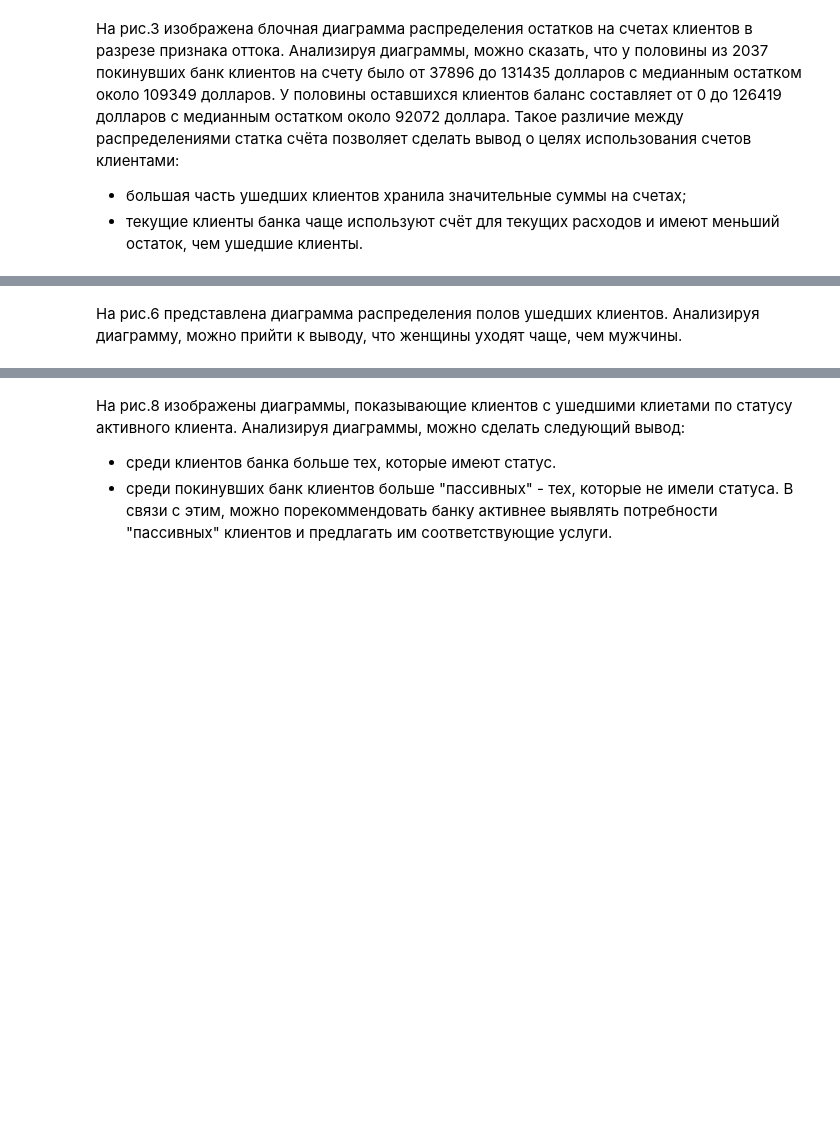
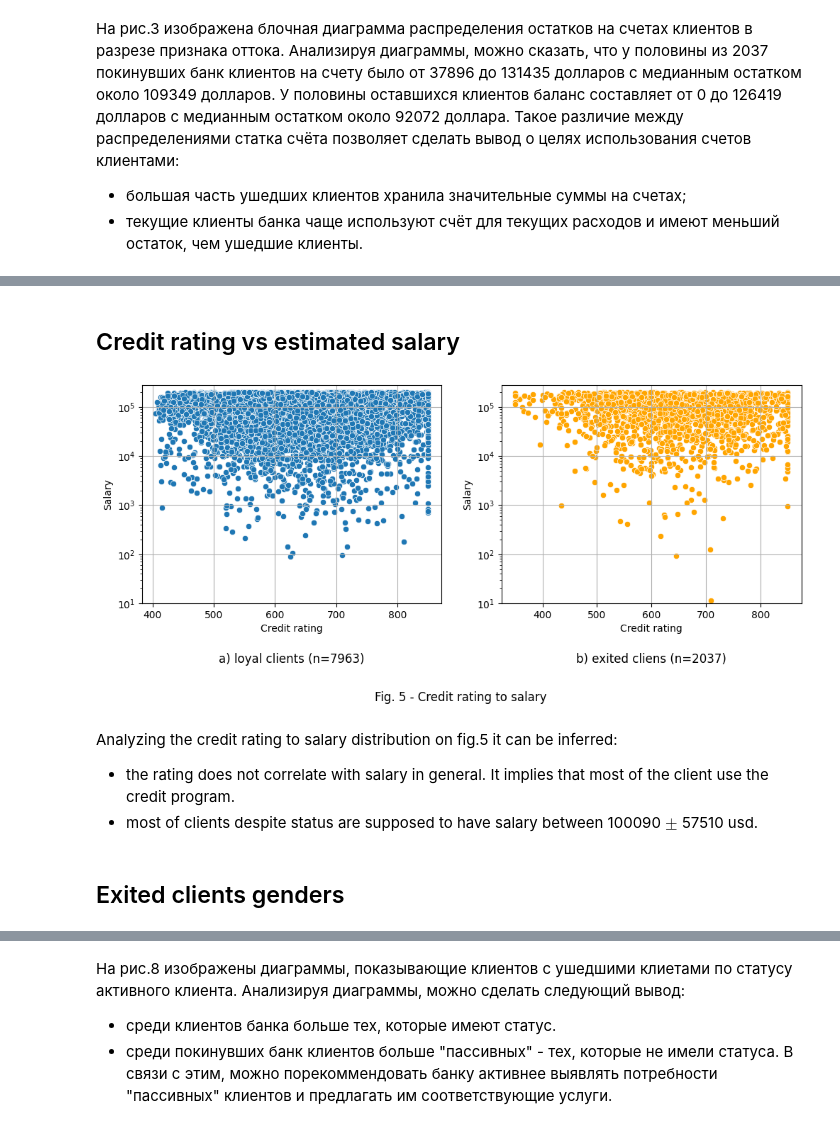
Before and after one commit to Alex1iv/Bank_customers_outflow, a Jupyter notebook: notebooks/Bank_clients_en.ipynb, the cells around one changed output, grey strips where cells are left out. Cells and saved outputs as stored; diff of their text form; code cells hidden in the pictures; blank space fills up the shorter version.

```diff
--- a/notebooks/Bank_clients_en.ipynb
+++ b/notebooks/Bank_clients_en.ipynb
@@ -218 +163,51 @@ axes[1].grid();
+# %% [markdown]
+## Credit rating vs estimated salary
+# %%
+fig, ax = plt.subplots(nrows=1, ncols=2, figsize=(12, 4))
+
+# diagram1
+sns.scatterplot(
+    data=churn_df[churn_df['client status'] == 'Loyal'],
+    x='CreditScore',
+    y='EstimatedSalary', #marker="+",
+    ax=ax[0]
+    );
+# logarythmic scale
+ax[0].set(yscale="log") #xscale="log"
+ax[0].set_ylim(10, 2.8*10e4)
+ax[0].set_xlabel('Credit rating')
+ax[0].set_ylabel('Salary')
+ax[0].grid();
+
+# diagram2
+sns.scatterplot(
+    data=churn_df[churn_df['client status'] == 'Exited'], #
+    x='CreditScore',
+    y='EstimatedSalary',
+    ax=ax[1],
+    color='orange',
+    );
+
+# логарифмическая шкала по оси У
+ax[1].set(yscale="log",) #xscale="log"
+ax[1].set_ylim(10, 2.8*10e4)
+
+ax[1].set_xlabel('Credit rating')
+ax[1].set_ylabel('Salary')
+
+ax[1].grid()
+
+fig.suptitle('Fig. 5 - Credit rating to salary', fontsize=12, y=-0.20)
+ax[0].set_title('a) loyal clients (n=7963)',y=-0.30,loc='center') #, ,
+ax[1].set_title('b) exited cliens (n=2037)',y=-0.30,loc='center'); #, loc='center', y=-0.1
+
+plt.savefig(f'../figures/fig_5.png')
+# %% [output]
+[figure, added]
+# %% [markdown]
+Analyzing the credit rating to salary distribution on fig.5 it can be inferred:
+* the rating does not correlate with salary in general. It implies that most of the client use the credit program.
+* most of clients despite status are supposed to have salary between 100090 $\pm$ 57510 usd.
+# %% [markdown]
+## Exited clients genders
 # %%
@@ -236,4 +232,2 @@ fig.write_image('../figures/fig_6.png', engine="kaleido");
 # %% [markdown]
 <center> <img src = "../figures/fig_6.png">
-# %% [markdown]
-На рис.6 представлена диаграмма распределения полов ушедших клиентов. Анализируя диаграмму, можно прийти к выводу, что женщины уходят чаще, чем мужчины.
```
Also changed, not shown: parts of 22 cells of this notebook, 2 other files.
